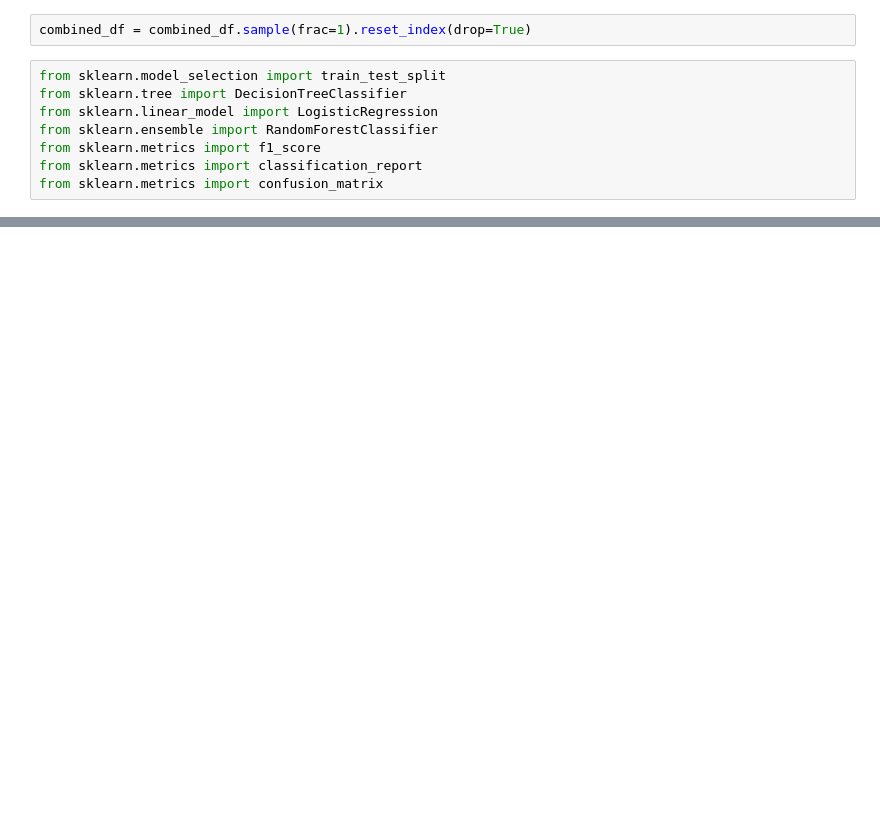
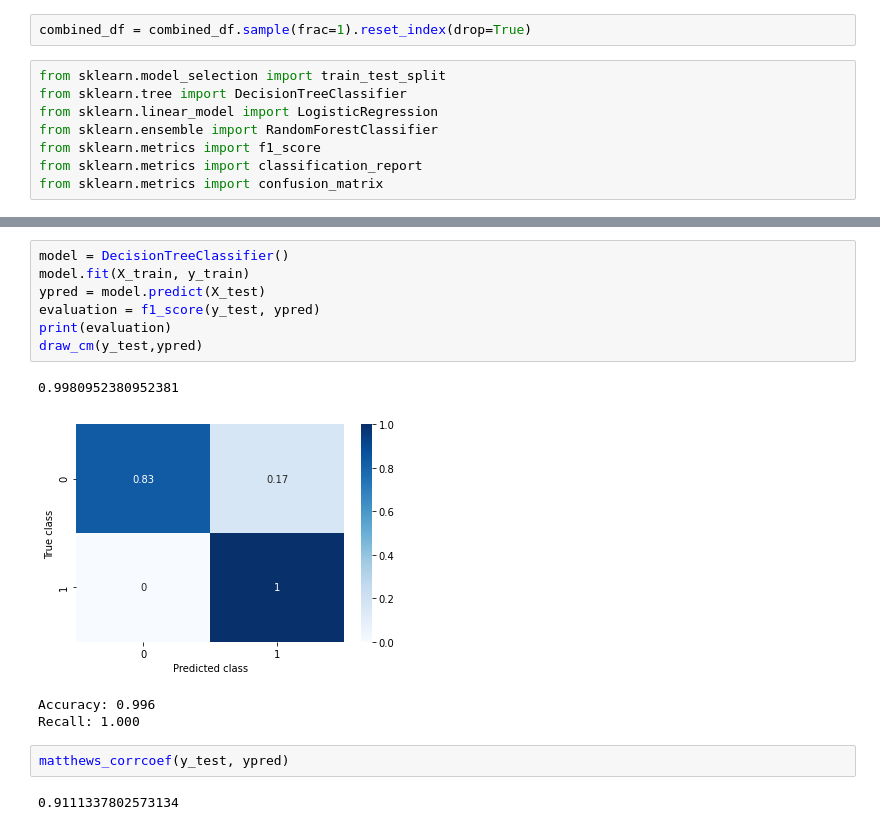
Before and after one commit to UjwalKavalipati/Coffee-Classification-Challenge, a Jupyter notebook: Coffee Classification.ipynb, the cells around one changed output, grey strips where cells are left out. Drawn from its saved outputs; the diff is of its cells as text; blank space fills up the shorter version.

```diff
--- a/Coffee Classification.ipynb
+++ b/Coffee Classification.ipynb
@@ -193,0 +345,16 @@ array([[  4,   3],
+# %%
+model = DecisionTreeClassifier()
+model.fit(X_train, y_train)
+ypred = model.predict(X_test)
+evaluation = f1_score(y_test, ypred)
+print(evaluation)
+draw_cm(y_test,ypred)
+# %% [output]
+0.9980952380952381
+[figure, added]
+Accuracy: 0.996
+Recall: 1.000
+# %%
+matthews_corrcoef(y_test, ypred)
+# %% [output]
+0.9111337802573134
```
Also changed, not shown: parts of 30 cells of this notebook.
